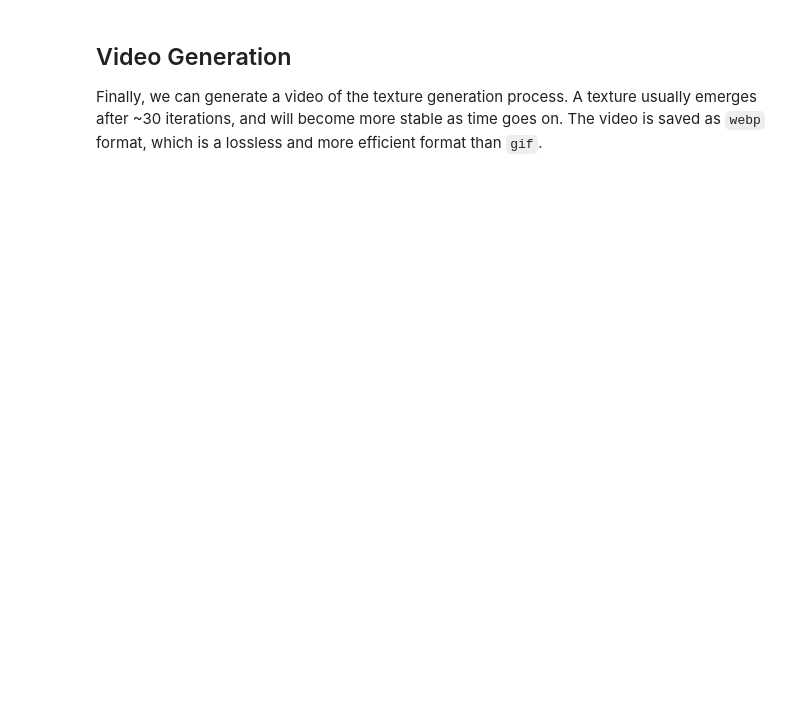
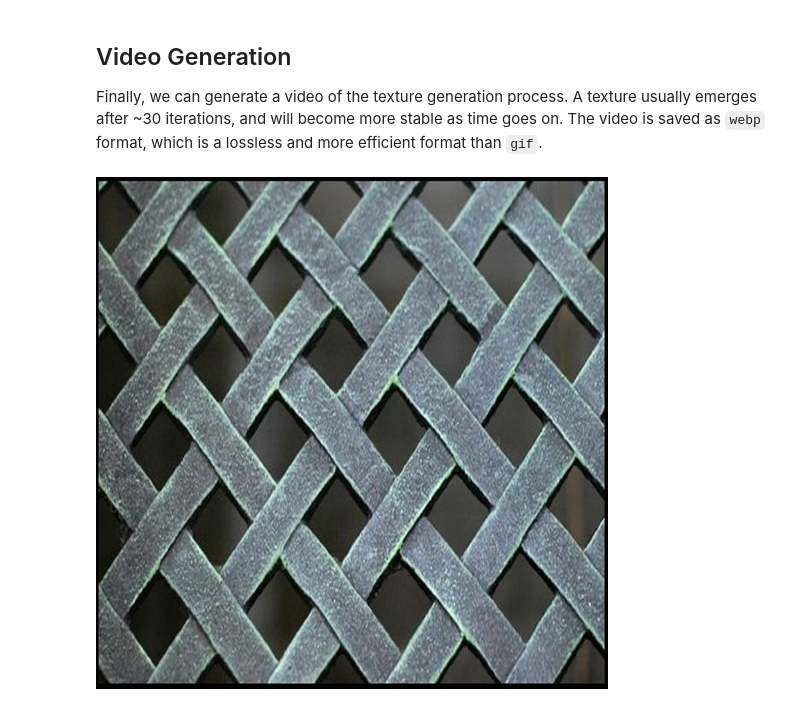
Before and after one commit to MonashDeepNeuron/Neural-Cellular-Automata, a Jupyter notebook: TorchModels/Texture/textures.ipynb, the cells around one changed output. Saved outputs shown, nothing was run; the diff lists cells and outputs as text; code cells hidden in the pictures; blank space fills up the shorter version.

```diff
--- a/TorchModels/Texture/textures.ipynb
+++ b/TorchModels/Texture/textures.ipynb
@@ -214,28 +219,35 @@ for epoch in range(EPOCHS):
 Finally, we can generate a video of the texture generation process.  A texture usually emerges after ~30 iterations, and will become more stable as time goes on.
 The video is saved as `webp` format, which is a lossless and more efficient format than `gif`.
 # %%
-STEPS = 300
+STEPS = 100
 SIZE = 512
+FPS = 10
 
 frames = []
 
 with torch.no_grad():
+    initial_img = load_image('./weave.jpg', SIZE)
     x = model.seed(1, SIZE)
+
+    # Assign image to RGB channels of seed
+    x[:, :3, :, :] = initial_img
+
     for i in range(STEPS):
         x = model(x)
 
         # Process the image
         img = model.rgb(x)
         img = transforms.ToPILImage()(img[0])
 
         # Append the frame to the list
         frames.append(img)
 
 # Create a video from the collected frames
 path = 'texture.webp'
-frames[0].save(path, save_all=True, append_images=frames[1:], optimize=True, duration=1000/30, loop=0)
+frames[0].save(path, save_all=True, append_images=frames[1:], optimize=True, duration=1000/FPS, loop=0)
 
 # Display the video
 display(HTML(f'<img src="{path}" type="image/webp" width="{SIZE}px"/>'))
 # %% [output]
+[figure, added]
 [interactive output not drawn]
```
Also changed, not shown: parts of 2 cells of this notebook, 1 other file.
